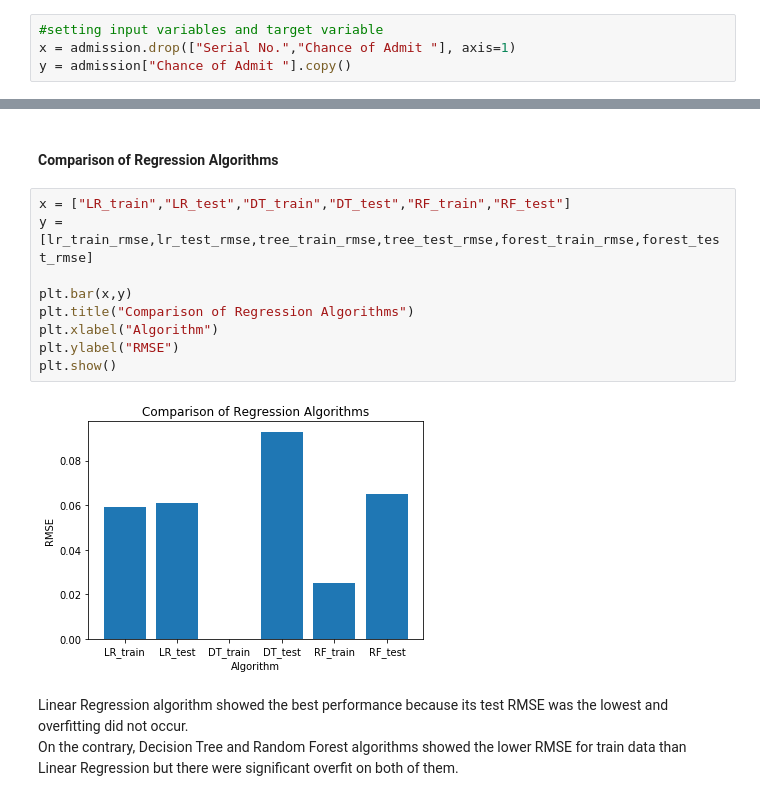
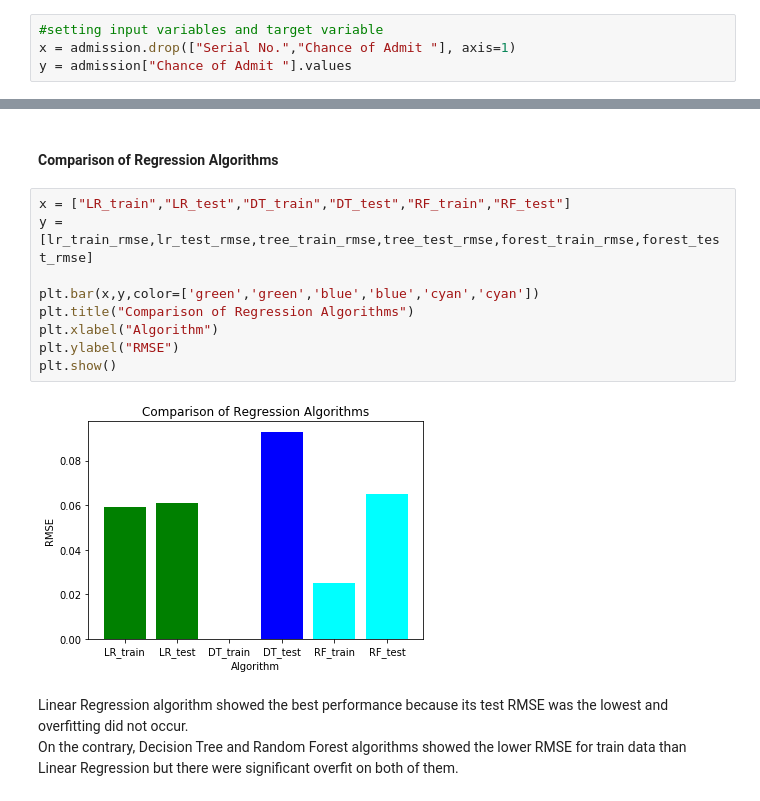
Before and after one commit to EndlessJoon/ML-Nanodegree, a Jupyter notebook: capstone/capstone.ipynb, the cells around one changed output, grey strips where cells are left out. Saved outputs shown, nothing was run; the diff lists cells and outputs as text.

```diff
--- a/capstone/capstone.ipynb
+++ b/capstone/capstone.ipynb
@@ -113,7 +113,7 @@ np.random.seed(42)
 # %%
 #setting input variables and target variable
 x = admission.drop(["Serial No.","Chance of Admit "], axis=1)
-y = admission["Chance of Admit "].copy()
+y = admission["Chance of Admit "].values
 # %%
 from sklearn.model_selection import train_test_split
 
@@ -228,14 +228,14 @@ Random Forest RMSE(test): 0.06516902638523922
 # %%
 x = ["LR_train","LR_test","DT_train","DT_test","RF_train","RF_test"]
 y = [lr_train_rmse,lr_test_rmse,tree_train_rmse,tree_test_rmse,forest_train_rmse,forest_test_rmse]
 
-plt.bar(x,y)
+plt.bar(x,y,color=['green','green','blue','blue','cyan','cyan'])
 plt.title("Comparison of Regression Algorithms")
 plt.xlabel("Algorithm")
 plt.ylabel("RMSE")
 plt.show()
 # %% [output]
-[figure, old version]
+[figure, new version]
 # %% [markdown]
 Linear Regression algorithm showed the best performance because its test RMSE was the lowest and overfitting did not occur.
 On the contrary, Decision Tree and Random Forest algorithms showed the lower RMSE for train data than Linear Regression but there were significant overfit on both of them.
```
Also changed, not shown: parts of 11 cells of this notebook.
